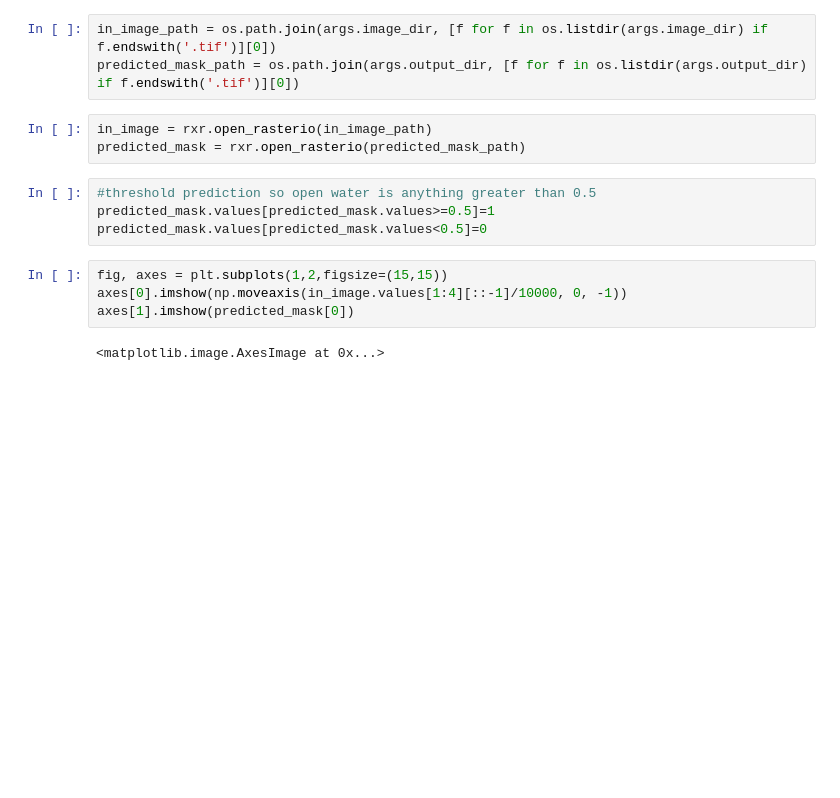
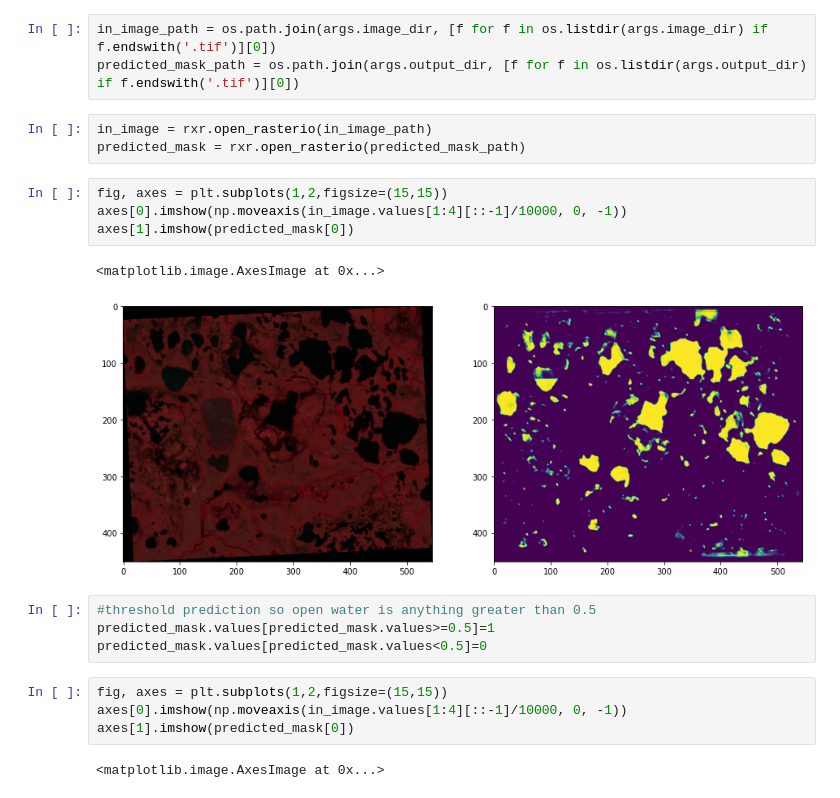
Before and after one commit to amullen01/dl-water-bodies, a Jupyter notebook: prediction_example.ipynb, the cells around one changed output. Saved outputs shown, nothing was run; the diff lists cells and outputs as text; blank space fills up the shorter version.

```diff
--- a/prediction_example.ipynb
+++ b/prediction_example.ipynb
@@ -54,6 +54,13 @@ predicted_mask_path = os.path.join(args.output_dir, [f for f in os.listdir(args.
 # %%
 in_image = rxr.open_rasterio(in_image_path)
 predicted_mask = rxr.open_rasterio(predicted_mask_path)
+# %%
+fig, axes = plt.subplots(1,2,figsize=(15,15))
+axes[0].imshow(np.moveaxis(in_image.values[1:4][::-1]/10000, 0, -1))
+axes[1].imshow(predicted_mask[0])
+# %% [output]
+<matplotlib.image.AxesImage at 0x...>
+[figure, added]
 # %%
 #threshold prediction so open water is anything greater than 0.5
 predicted_mask.values[predicted_mask.values>=0.5]=1
```
Also changed, not shown: parts of 5 cells of this notebook, 5 other files.
